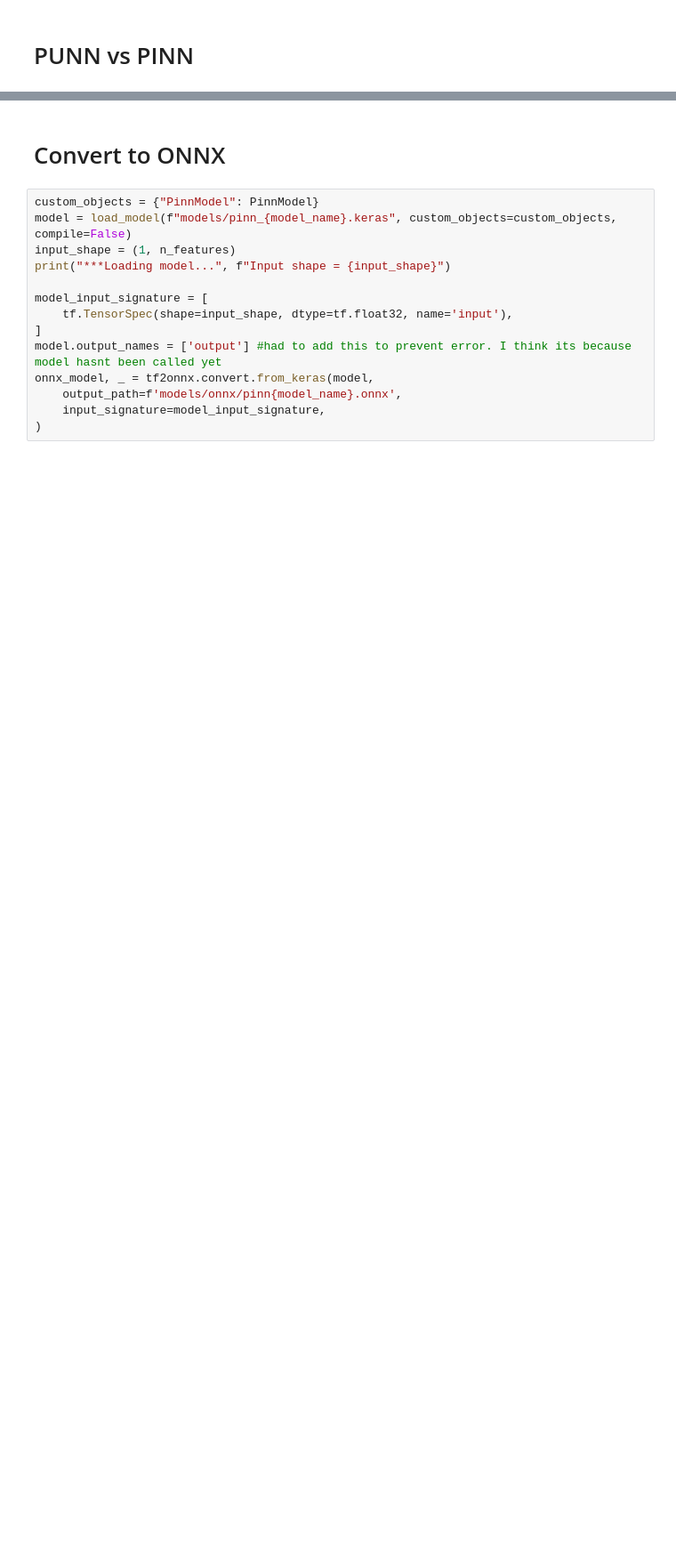
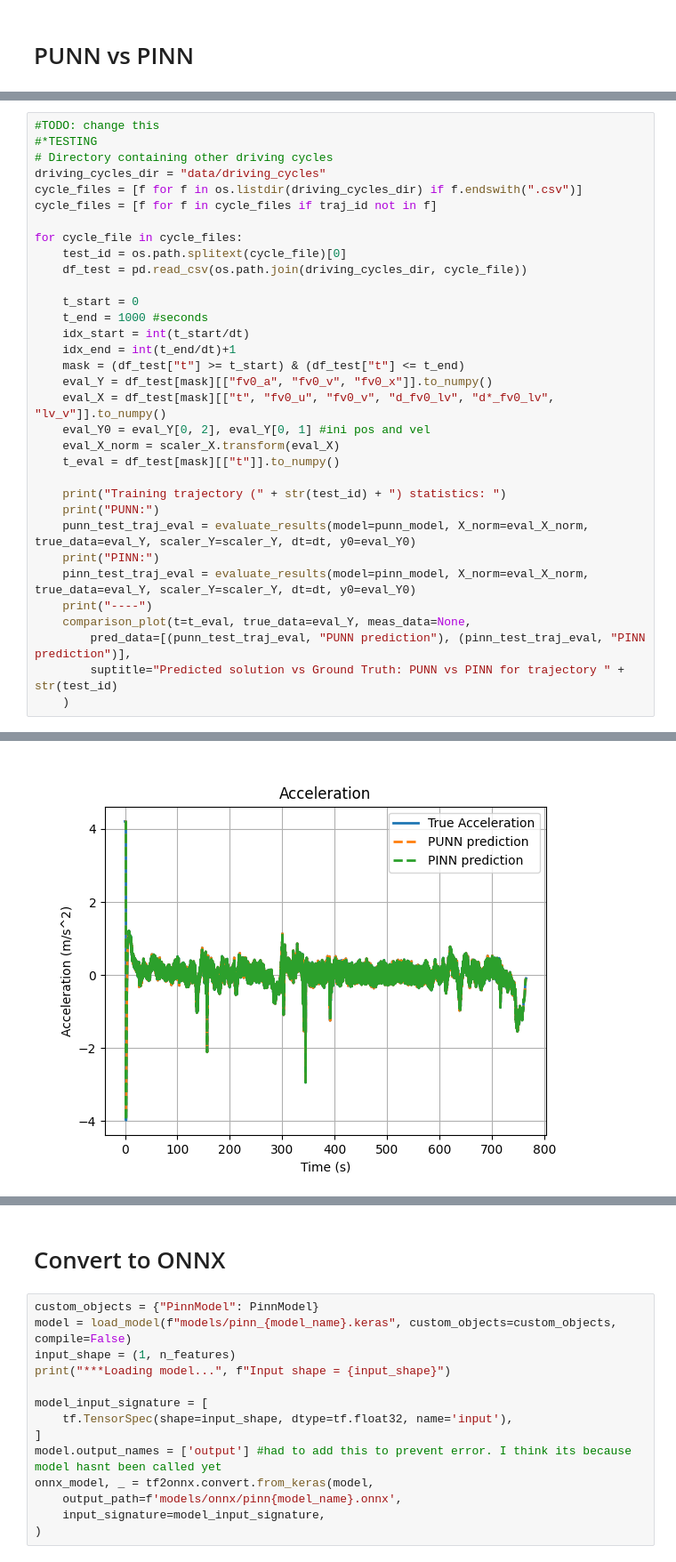
Before and after one commit to ZeArteaga/PINN-control-platooning, a Jupyter notebook: PINN.ipynb, the cells around one changed output, grey strips where cells are left out. Shown at 89% size. Saved outputs shown, nothing was run; the diff lists cells and outputs as text; blank space fills up the shorter version.

```diff
--- a/PINN.ipynb
+++ b/PINN.ipynb
@@ -597,0 +624,34 @@ MSE/RMSE for position: 3.62039e+01, 6.01697e+00
+# %%
+#TODO: change this
+#*TESTING
+# Directory containing other driving cycles
+driving_cycles_dir = "data/driving_cycles"
+cycle_files = [f for f in os.listdir(driving_cycles_dir) if f.endswith(".csv")]
+cycle_files = [f for f in cycle_files if traj_id not in f]
+
+for cycle_file in cycle_files:
+    test_id = os.path.splitext(cycle_file)[0]
+    df_test = pd.read_csv(os.path.join(driving_cycles_dir, cycle_file))
+
+    t_start = 0
+    t_end = 1000 #seconds
+    idx_start = int(t_start/dt)
+    idx_end = int(t_end/dt)+1
+    mask = (df_test["t"] >= t_start) & (df_test["t"] <= t_end)
+    eval_Y = df_test[mask][["fv0_a", "fv0_v", "fv0_x"]].to_numpy()
+    eval_X = df_test[mask][["t", "fv0_u", "fv0_v", "d_fv0_lv", "d*_fv0_lv", "lv_v"]].to_numpy()
+    eval_Y0 = eval_Y[0, 2], eval_Y[0, 1] #ini pos and vel
+    eval_X_norm = scaler_X.transform(eval_X)
+    t_eval = df_test[mask][["t"]].to_numpy()
+
+    print("Training trajectory (" + str(test_id) + ") statistics: ")
+    print("PUNN:")
+    punn_test_traj_eval = evaluate_results(model=punn_model, X_norm=eval_X_norm, true_data=eval_Y, scaler_Y=scaler_Y, dt=dt, y0=eval_Y0)
+    print("PINN:")
+    pinn_test_traj_eval = evaluate_results(model=pinn_model, X_norm=eval_X_norm, true_data=eval_Y, scaler_Y=scaler_Y, dt=dt, y0=eval_Y0)
+    print("----")
+    comparison_plot(t=t_eval, true_data=eval_Y, meas_data=None,
+        pred_data=[(punn_test_traj_eval, "PUNN prediction"), (pinn_test_traj_eval, "PINN prediction")],
+        suptitle="Predicted solution vs Ground Truth: PUNN vs PINN for trajectory " + str(test_id)
+    )
+# %% [output]
@@ -597,0 +668 @@ MSE/RMSE for position: 3.62039e+01, 6.01697e+00
+[figure, added]
```
Also changed, not shown: parts of 10 cells of this notebook, 20 other files.
